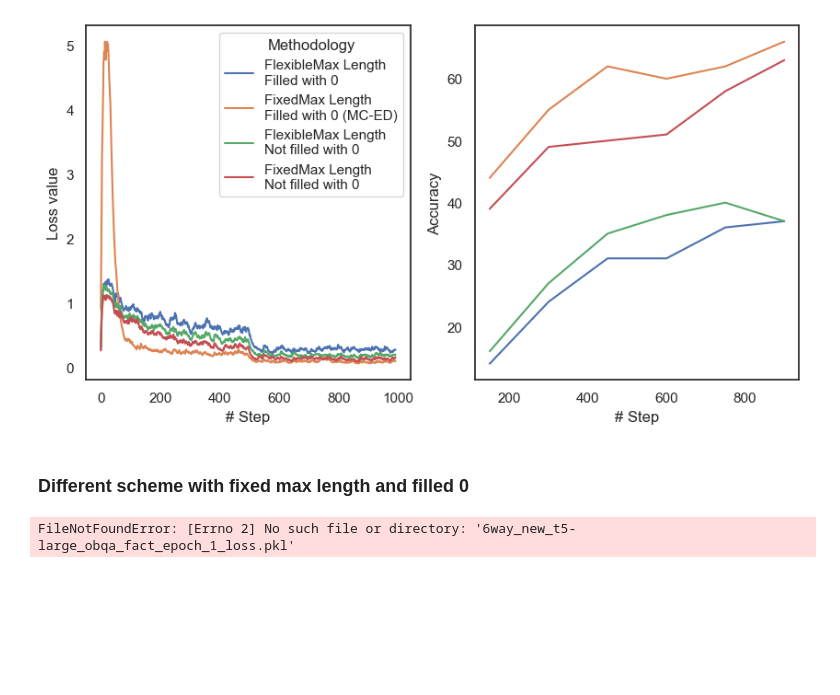
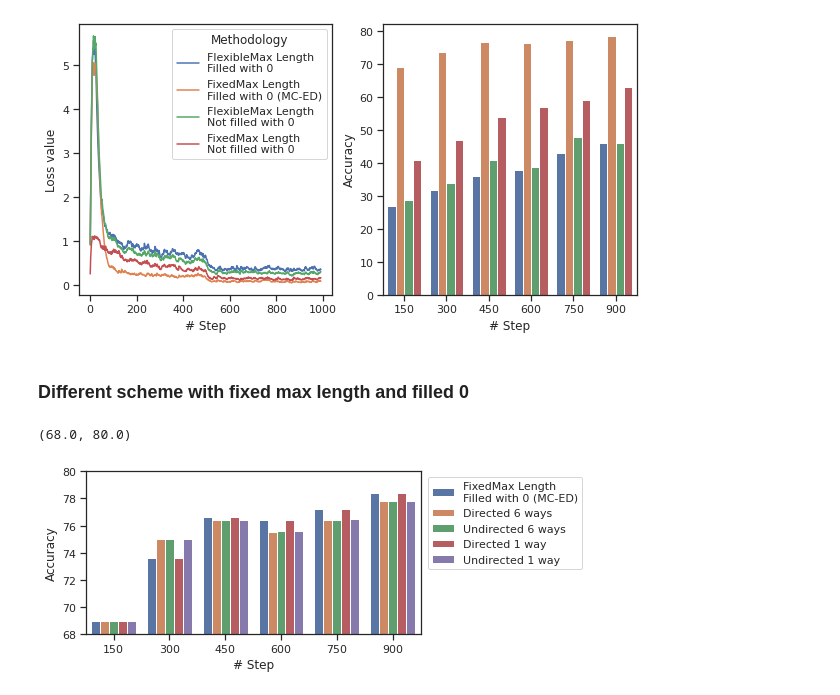
Before and after one commit to huynhducloi00/label-words-are-anchors, a Jupyter notebook: verify_unifiedqa/google-t5/plot_options.ipynb, the cells around one changed output. Saved outputs shown, nothing was run; the diff lists cells and outputs as text; code cells hidden in the pictures; blank space fills up the shorter version.

```diff
--- a/verify_unifiedqa/google-t5/plot_options.ipynb
+++ b/verify_unifiedqa/google-t5/plot_options.ipynb
@@ -30,37 +27,38 @@ for idx, (Fixed, fill_0) in enumerate(configs):
 df = DataFrame(di).melt(id_vars='# Step', var_name='Methodology').rename(
     columns={'value': 'Loss value'})  # value_vars=['Flexible Max Length-Fill 0']
 # %%
-accuracy = [[14, 24, 31, 31, 36, 37],
-            [44, 55, 62, 60, 62, 66],
-            [16, 27, 35, 38, 40, 37],
-            [39, 49, 50, 51, 58, 63]]
+accuracy = [[27,32,36,38,43,46],
+            [69,73.6,76.6, 76.4, 77.2, 78.4],
+            [29,34,41,39,48,46],
+            [41,47,54,57,59,63]]
 steps = [150*(i+1) for i in range(len(accuracy[0]))]
 di1 = {'# Step': steps}
+data_prime=pickle.load(
+        open('0_new_t5-large_obqa_fact_epoch_1_loss.pkl','rb'))
 for idx, (flex_max_length, fill_0) in enumerate(configs):
     di1[get_str(flex_max_length, fill_0)] = accuracy[idx]
-
+di[1]=data_prime
 df1 = DataFrame(di1).melt(id_vars='# Step', var_name='Methodology').rename(
     columns={'value': 'Accuracy'})
+from matplotlib import pyplot as plt
+
+fig, ax = plt.subplots(1, 2, figsize=(10, 5))
+sns.lineplot(df, x='# Step', y='Loss value', hue='Methodology', ax=ax[0])
+sns.move_legend(ax[0], "upper right")
+sns.barplot(df1, x='# Step', y='Accuracy', hue='Methodology', ax=ax[1])
+ax[1].legend().remove()
+# %% [output]
+[figure, added]
-# %%
-from matplotlib import pyplot as plt
-
-fig, ax = plt.subplots(1, 2, figsize=(10, 5))
-sns.lineplot(df, x='# Step', y='Loss value', hue='Methodology', ax=ax[0])
-sns.move_legend(ax[0], "upper right")
-sns.lineplot(df1, x='# Step', y='Accuracy', hue='Methodology', ax=ax[1])
-ax[1].legend().remove()
-# %% [output]
-[figure, removed]
 # %% [markdown]
 ### Different scheme with fixed max length and filled 0
 # %%
-acc1 = [[44, 55, 62, 60, 62, 66],
+acc1 = [[69,73.6,76.6, 76.4, 77.2, 78.4],
         [69,75,76.4, 75.5,76.4,77.8],
         [69,75,76.4,75.6,76.4,77.8],
-        [40,56,62,61,62,63],
-        [42, 56, 63, 63, 62, 65]]
-data[1]
-acc_df = {'# Step': steps}
+        [69, 73.6, 76.6, 76.4, 77.2, 78.4],
+        [69,75,76.4,75.6, 76.5, 77.8]]
+# acc1=[x[1:] for x in acc1]
+acc_df = {'# Step': steps[:]}
 scheme = ['Directed 6 ways', 'Undirected 6 ways',
           'Directed 1 way', 'Undirected 1 way']
 prime = f'{get_str(flex_max_length=False, fill_0=True)} (MC-ED)'
@@ -73,22 +71,25 @@ acc_dfp = DataFrame(acc_df).melt(
     id_vars='# Step', var_name='Methodology').rename(columns={'value': 'Accuracy'})
 
 loss_df = {'# Step': np.arange(len(data[1]))}
-loss_df[prime] = data[1]
+loss_df[prime] =  data_prime
 loss_df[scheme[0]] = pickle.load(
-    open(f'6way_new_t5-large_obqa_fact_epoch_1_loss.pkl', 'rb'))
+    open(f'1_new_t5-large_obqa_fact_epoch_1_loss.pkl', 'rb'))
 loss_df[scheme[1]] = pickle.load(
     open(f'Scheme.UNDIRECTED_6W_new_t5-large_obqa_fact_epoch_1_loss.pkl', 'rb'))
 loss_df[scheme[2]] = pickle.load(
-    open(f'Scheme.DIRECTED_1W_new_t5-large_obqa_fact_epoch_1_loss.pkl', 'rb'))
+    open(f'3_new_t5-large_obqa_fact_epoch_1_loss.pkl', 'rb'))
 loss_df[scheme[3]] = pickle.load(
     open(f'Scheme.UNDIRECTED_1W_new_t5-large_obqa_fact_epoch_1_loss.pkl', 'rb'))
 loss_dfp = DataFrame(loss_df).melt(id_vars='# Step', var_name='Methodology').rename(
     columns={'value': 'Loss value'})  # value_vars=['Flexible Max Length-Fill 0']
-fig, ax = plt.subplots(1, 2, figsize=(10, 5))
-sns.lineplot(loss_dfp[loss_dfp['# Step'] > 100], x='# Step',
-             y='Loss value', hue='Methodology', ax=ax[0])
-sns.lineplot(acc_dfp, x='# Step', y='Accuracy', hue='Methodology', ax=ax[1])
-ax[0].legend().remove()
+fig, ax = plt.subplots(1, 1, figsize=(6, 3))
+# sns.lineplot(loss_dfp[loss_dfp['# Step'] > 100], x='# Step',
+#              alpha=0.5,y='Loss value', hue='Methodology', ax=ax[0],style='Methodology', palette=["C0", "C1", "C2","C3",'C4'])
+sns.barplot(acc_dfp, x='# Step', y='Accuracy', hue='Methodology')
+ax.legend(bbox_to_anchor=(1.5,1))#ax, "right")
+ax.set_ylim(68,80)
+# ax.legend().remove()
 # %% [output]
-FileNotFoundError: [Errno 2] No such file or directory: '6way_new_t5-large_obqa_fact_epoch_1_loss.pkl'
+(68.0, 80.0)
+[figure, added]
 # %%
```
Also changed, not shown: parts of 6 cells of this notebook.
